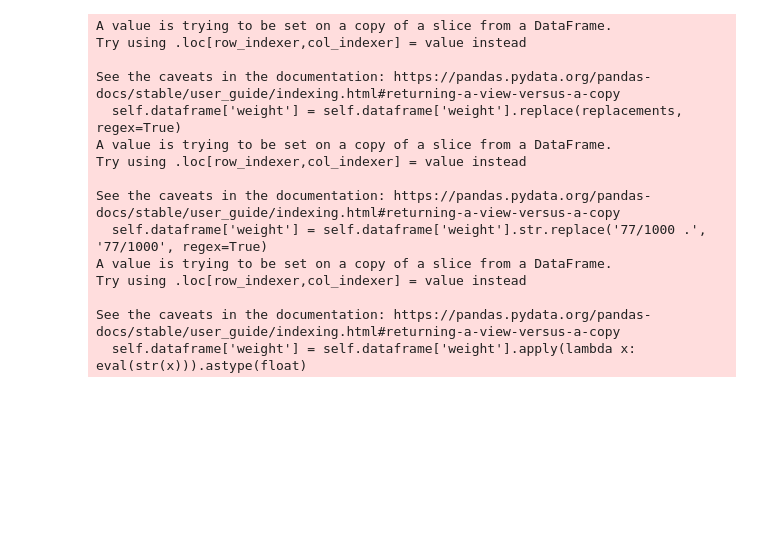
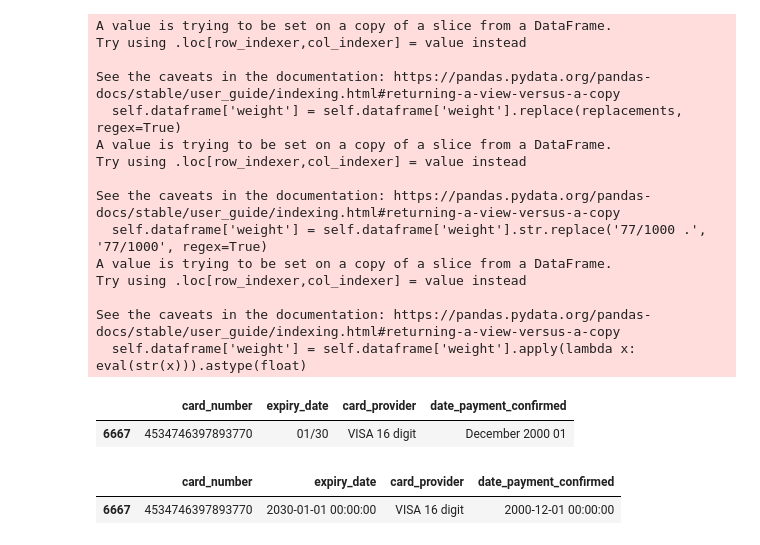
Before and after one commit to KannanThuvakaran/AiCore-Multinational-Retail-Data-Centralisation, a Jupyter notebook: practice.ipynb, the cells around one changed output. Saved outputs shown, nothing was run; the diff lists cells and outputs as text; code cells hidden in the pictures; blank space fills up the shorter version.

```diff
--- a/practice.ipynb
+++ b/practice.ipynb
@@ -228,3 +236,16 @@ orders_data_to_sql = DatabaseConnector(file='sales_data_creds.yaml').upload_to_d
 s3_json_df = DataExtractor().extract_from_s3_json('s3://data-handling-public/date_details.json', local_path = '/Users/kthuv/AiCore/Projects/MRDC/date_details.json')
 date_times_cleaned = DataCleaning(s3_json_df).clean_date_times()
 date_times_to_sql = DatabaseConnector(file='sales_data_creds.yaml').upload_to_db(date_times_cleaned, 'dim_date_times')
+# %%
+pdf_file[pdf_file['card_number'].astype(str).apply(lambda x: '4534746397893770' in str(x))]
+#data_pdf[data_pdf['card_number']=='4971858637664481']
+
+#data_pdf['card_provider'].value_counts()
+# %% [output]
+|  | card_number | expiry_date | card_provider | date_payment_confirmed |
+| 6667 | 4534746397893770 | 01/30 | VISA 16 digit | December 2000 01 |
+# %%
+data_pdf[data_pdf['card_number'].astype(str).apply(lambda x: '4534746397893770' in str(x))]
+# %% [output]
+|  | card_number | expiry_date | card_provider | date_payment_confirmed |
+| 6667 | 4534746397893770 | 2030-01-01 00:00:00 | VISA 16 digit | 2000-12-01 00:00:00 |
```
Also changed, not shown: parts of 5 cells of this notebook, 3 other files.
